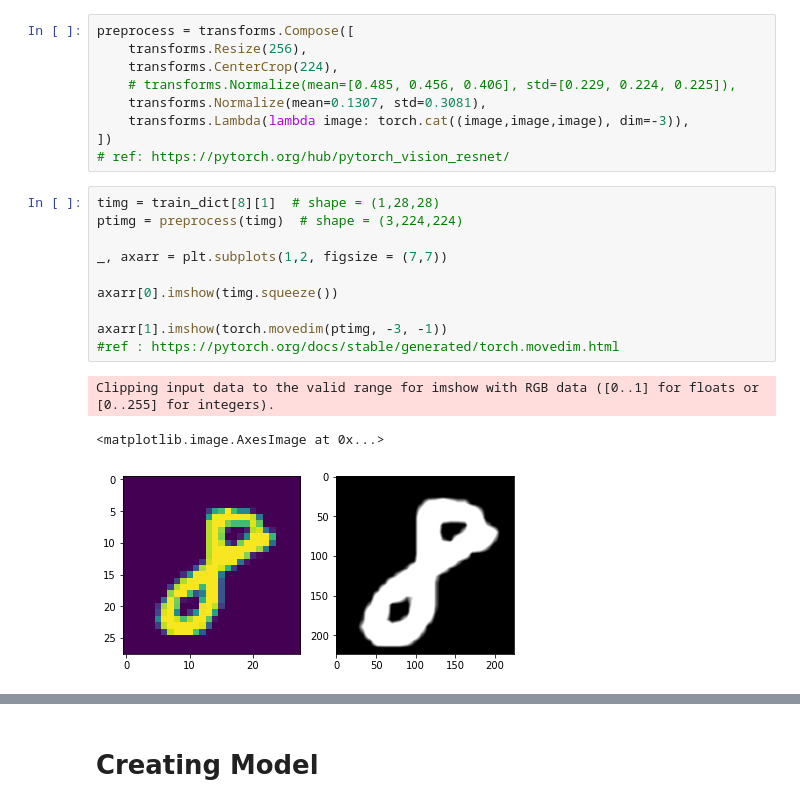
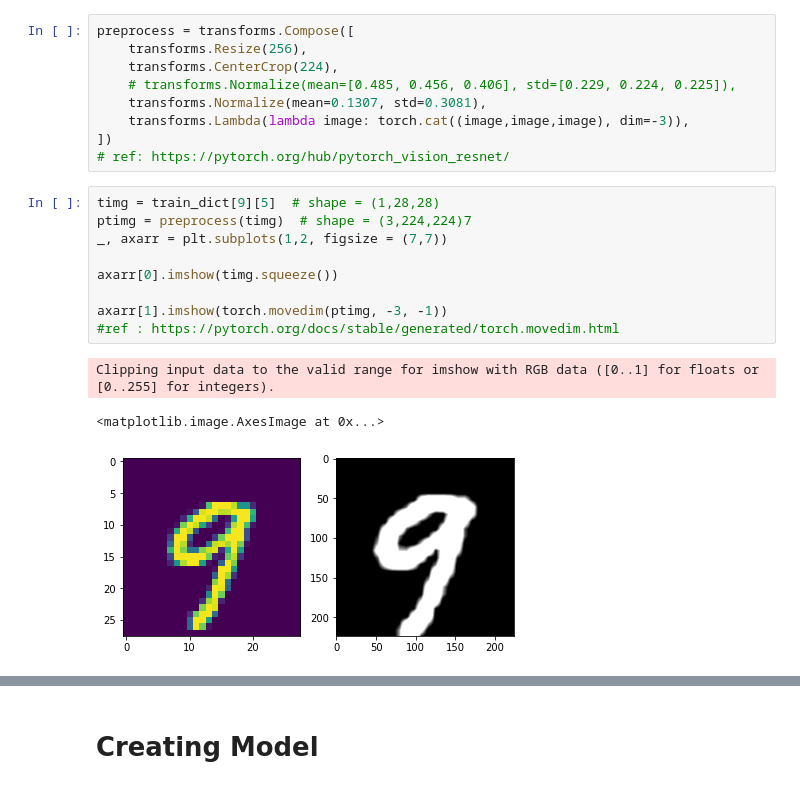
Before and after one commit to ABD-01/MNIST, a Jupyter notebook: Triplet Loss/TRIPLET_LOSS_Pytorch.ipynb, the cells around one changed output, grey strips where cells are left out. Cells and saved outputs as stored; diff of their text form.

```diff
--- a/Triplet Loss/TRIPLET_LOSS_Pytorch.ipynb
+++ b/Triplet Loss/TRIPLET_LOSS_Pytorch.ipynb
@@ -197,19 +214,18 @@ preprocess = transforms.Compose([
 ])
 # ref: https://pytorch.org/hub/pytorch_vision_resnet/
 # %%
-timg = train_dict[8][1]  # shape = (1,28,28)
-ptimg = preprocess(timg)  # shape = (3,224,224)
-
+timg = train_dict[9][5]  # shape = (1,28,28)
+ptimg = preprocess(timg)  # shape = (3,224,224)7
 _, axarr = plt.subplots(1,2, figsize = (7,7))
 
 axarr[0].imshow(timg.squeeze())
 
 axarr[1].imshow(torch.movedim(ptimg, -3, -1))
 #ref : https://pytorch.org/docs/stable/generated/torch.movedim.html
 # %% [output]
 Clipping input data to the valid range for imshow with RGB data ([0..1] for floats or [0..255] for integers).
 <matplotlib.image.AxesImage at 0x...>
-[figure, old version]
+[figure, new version]
 # %%
 rand_imgs = train_dict[1][random.sample(range(1, 5000), 5)]  # shape = (5,1,28,28)
 grid = torchvision.utils.make_grid(rand_imgs, nrow=5, pad_value=20)
```
Also changed, not shown: parts of 43 cells of this notebook.
